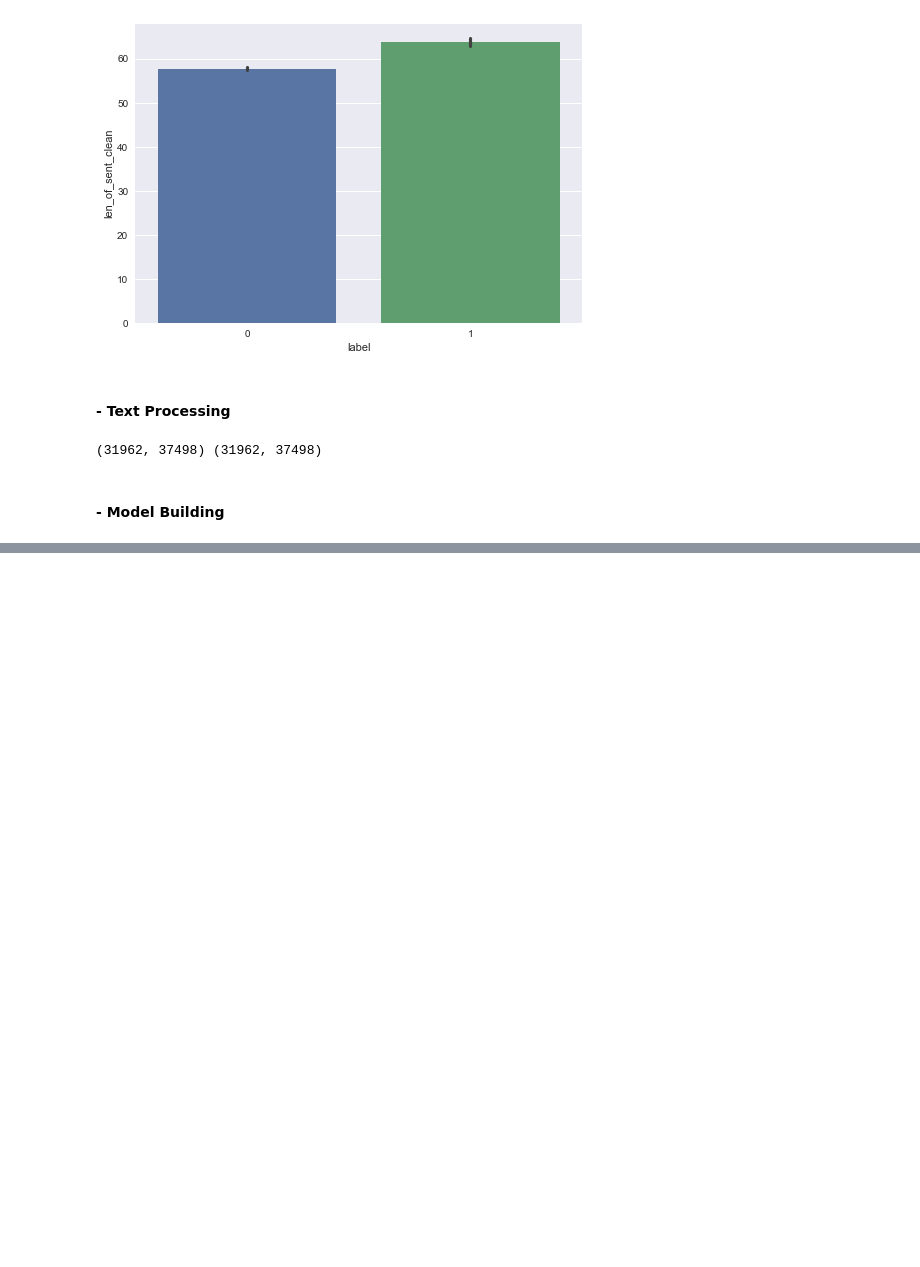
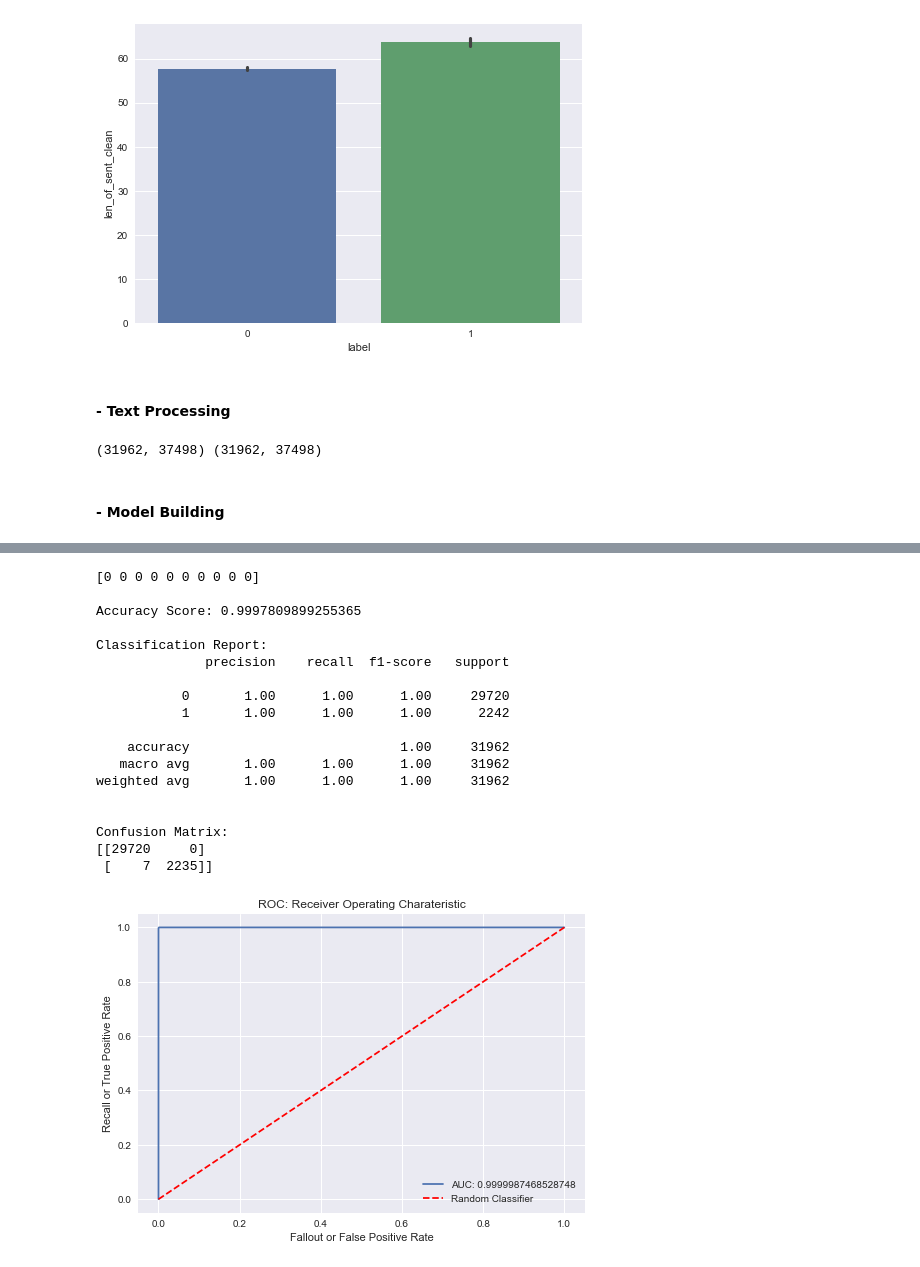
Before and after one commit to AgungYogaSetiawan/Sentiment-Analysis, a Jupyter notebook: Sentiment Analysis.ipynb, the cells around one changed output, grey strips where cells are left out. Cells and saved outputs as stored; diff of their text form; code cells hidden in the pictures; blank space fills up the shorter version.

```diff
--- a/Sentiment Analysis.ipynb
+++ b/Sentiment Analysis.ipynb
@@ -256,0 +342,41 @@ print(X_train_vec.shape, X_train_idf.shape)
+# %%
+# DecisionTreeClassifier
+model_dtc = DecisionTreeClassifier().fit(X_train_idf, y)
+prediction = model_dtc.predict(X_test_idf)
+print(prediction[:10], '\n')
+acc_dtc = (prediction == y).mean()
+print(f'Accuracy Score: {acc_dtc}', '\n')
+print(f'Classification Report: \n{classification_report(y, prediction)}', '\n')
+print(f'Confusion Matrix: \n{confusion_matrix(y, prediction)}', '\n')
+
+prob_estimates = model_dtc.predict_proba(X_test_idf)
+fpr, tpr, threshold = roc_curve(y, prob_estimates[:, 1])
+nilai_auc = auc(fpr, tpr)
+
+plt.plot(fpr, tpr, label=f'AUC: {nilai_auc}')
+plt.plot([0,1], [0,1], 'r--', label='Random Classifier')
+plt.title('ROC: Receiver Operating Charateristic')
+plt.ylabel('Recall or True Positive Rate')
+plt.xlabel('Fallout or False Positive Rate')
+plt.legend()
+plt.show()
+# %% [output]
+[0 0 0 0 0 0 0 0 0 0]
+
+Accuracy Score: 0.9997809899255365
+
+Classification Report:
+              precision    recall  f1-score   support
+
+           0       1.00      1.00      1.00     29720
+           1       1.00      1.00      1.00      2242
+
+    accuracy                           1.00     31962
+   macro avg       1.00      1.00      1.00     31962
+weighted avg       1.00      1.00      1.00     31962
+
+
+Confusion Matrix:
+[[29720     0]
+ [    7  2235]]
+[figure, added]
```
Also changed, not shown: parts of 15 cells of this notebook, 1 other file.
